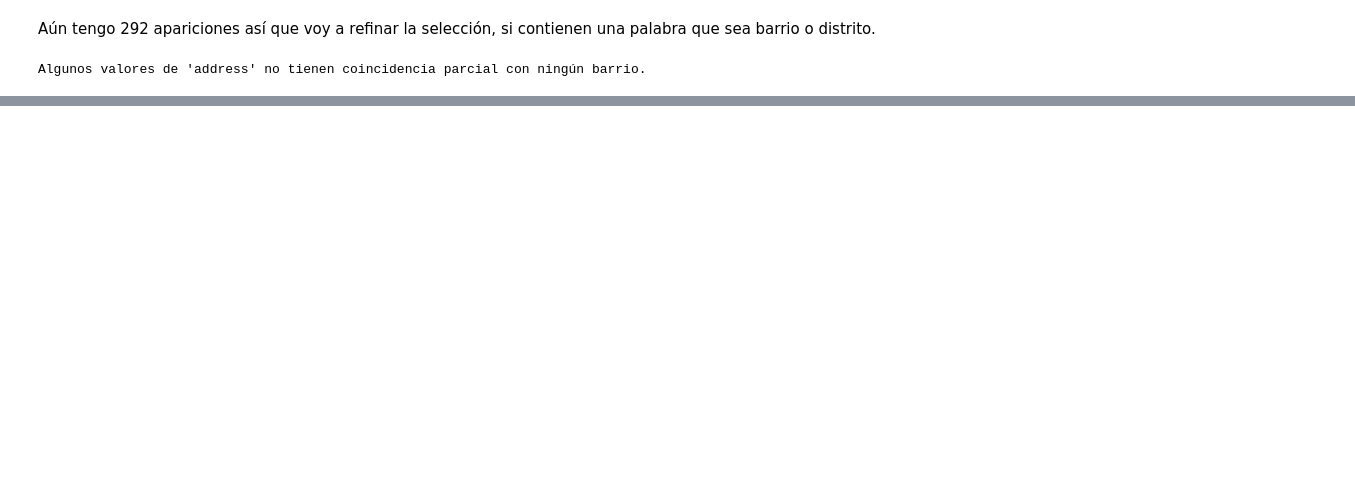
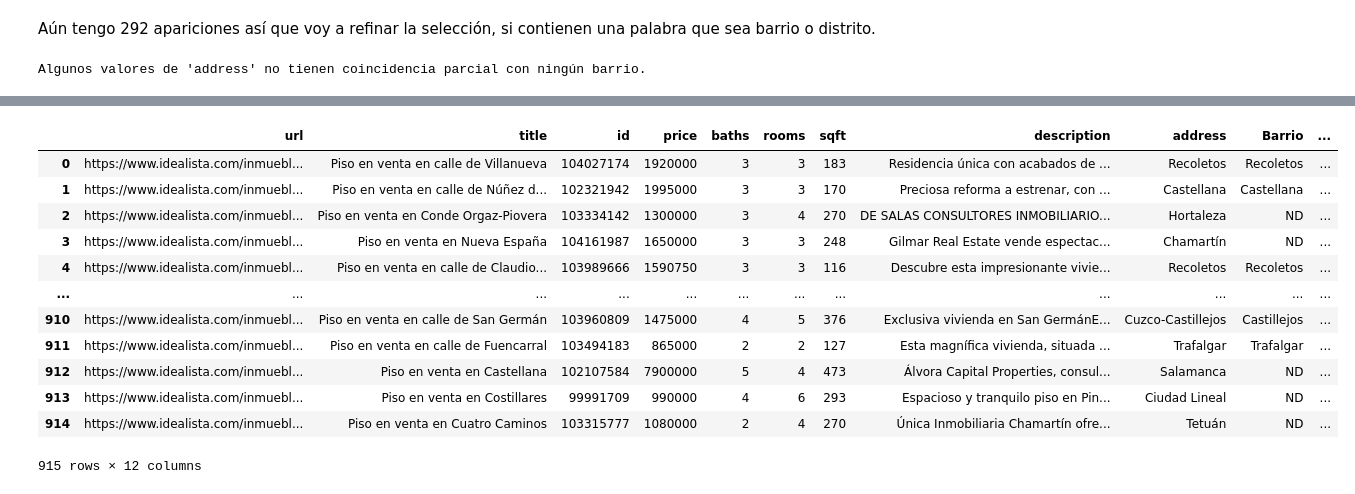
Before and after one commit to angelgvill/DS_Analisis_Datos, a Jupyter notebook: notebooks/01_Primera_exploración.ipynb, the cells around one changed output, grey strips where cells are left out. Cells and saved outputs as stored; diff of their text form; code cells hidden in the pictures; blank space fills up the shorter version.

```diff
--- a/notebooks/01_Primera_exploración.ipynb
+++ b/notebooks/01_Primera_exploración.ipynb
@@ -509,0 +511,6 @@ Filas cuya 'address' que no incluyen en su texto un distrito de Madrid (y tampoc
+# %%
+df = df.drop ('coincide',axis=1)
+# %%
+#en este punto, por precaución, hago una copia del df y creo uno procesado, df2
+df2 = df.copy()
+df2
@@ -509,0 +531,32 @@ Filas cuya 'address' que no incluyen en su texto un distrito de Madrid (y tampoc
+# %%
+# Función para encontrar coincidencia de address con barrio e incorporarlo a una nueva columna
+# en caso de no existir, colocaremos 'ND'
+def obtener_barrio(address, barrios):
+    for barrio in barrios:
+        if barrio in address or address in barrio:
+            return barrio
+    return "ND"
+
+# Crear nueva columna con el resultado
+barrios_lista = bM['NOMBRE'].tolist()
+df2['Barrio'] = df2['address'].apply(lambda x: obtener_barrio(x, barrios_lista))
+
+# Mover la columna justo despues de Address
+col = df2.pop('Barrio')
+df2.insert (9, 'Barrio',col)
+
+df2
+# %% [output]
+|  | url | title | id | price | baths | rooms | sqft | description | address | Barrio | ... |
+| 0 | https://www.idealista.com/inmuebl... | Piso en venta en calle de Villanueva | 104027174 | 1920000 | 3 | 3 | 183 | Residencia única con acabados de ... | Recoletos | Recoletos | ... |
+| 1 | https://www.idealista.com/inmuebl... | Piso en venta en calle de Núñez d... | 102321942 | 1995000 | 3 | 3 | 170 | Preciosa reforma a estrenar, con ... | Castellana | Castellana | ... |
+| 2 | https://www.idealista.com/inmuebl... | Piso en venta en Conde Orgaz-Piovera | 103334142 | 1300000 | 3 | 4 | 270 | DE SALAS CONSULTORES INMOBILIARIO... | Hortaleza | ND | ... |
+| 3 | https://www.idealista.com/inmuebl... | Piso en venta en Nueva España | 104161987 | 1650000 | 3 | 3 | 248 | Gilmar Real Estate vende espectac... | Chamartín | ND | ... |
+| 4 | https://www.idealista.com/inmuebl... | Piso en venta en calle de Claudio... | 103989666 | 1590750 | 3 | 3 | 116 | Descubre esta impresionante vivie... | Recoletos | Recoletos | ... |
+| ... | ... | ... | ... | ... | ... | ... | ... | ... | ... | ... | ... |
+| 910 | https://www.idealista.com/inmuebl... | Piso en venta en calle de San Germán | 103960809 | 1475000 | 4 | 5 | 376 | Exclusiva vivienda en San GermánE... | Cuzco-Castillejos | Castillejos | ... |
+| 911 | https://www.idealista.com/inmuebl... | Piso en venta en calle de Fuencarral | 103494183 | 865000 | 2 | 2 | 127 | Esta magnífica vivienda, situada ... | Trafalgar | Trafalgar | ... |
+| 912 | https://www.idealista.com/inmuebl... | Piso en venta en Castellana | 102107584 | 7900000 | 5 | 4 | 473 | Álvora Capital Properties, consul... | Salamanca | ND | ... |
+| 913 | https://www.idealista.com/inmuebl... | Piso en venta en Costillares | 99991709 | 990000 | 4 | 6 | 293 | Espacioso y tranquilo piso en Pin... | Ciudad Lineal | ND | ... |
+| 914 | https://www.idealista.com/inmuebl... | Piso en venta en Cuatro Caminos | 103315777 | 1080000 | 2 | 4 | 270 | Única Inmobiliaria Chamartín ofre... | Tetuán | ND | ... |
+915 rows × 12 columns
```
Also changed, not shown: parts of 16 cells of this notebook, 1 other file.
